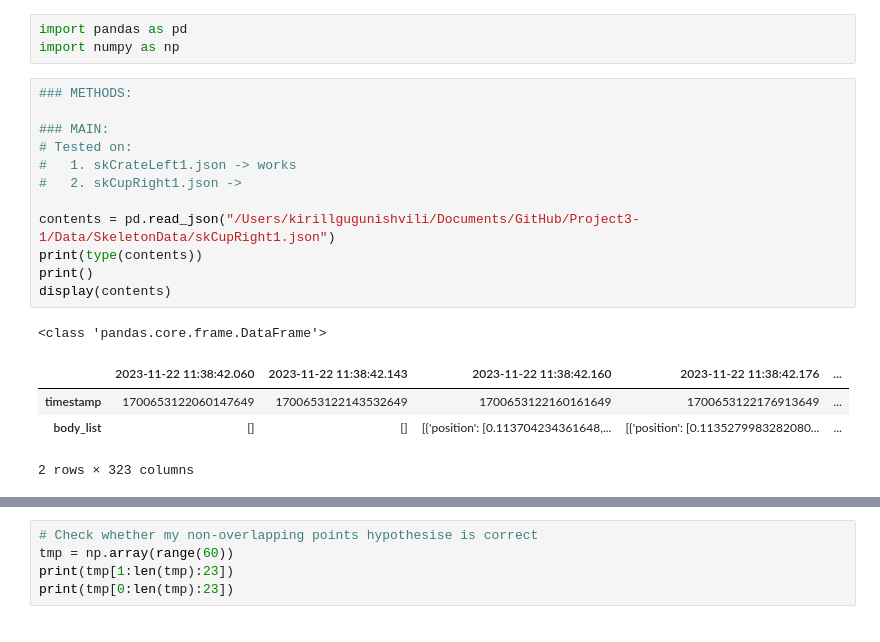
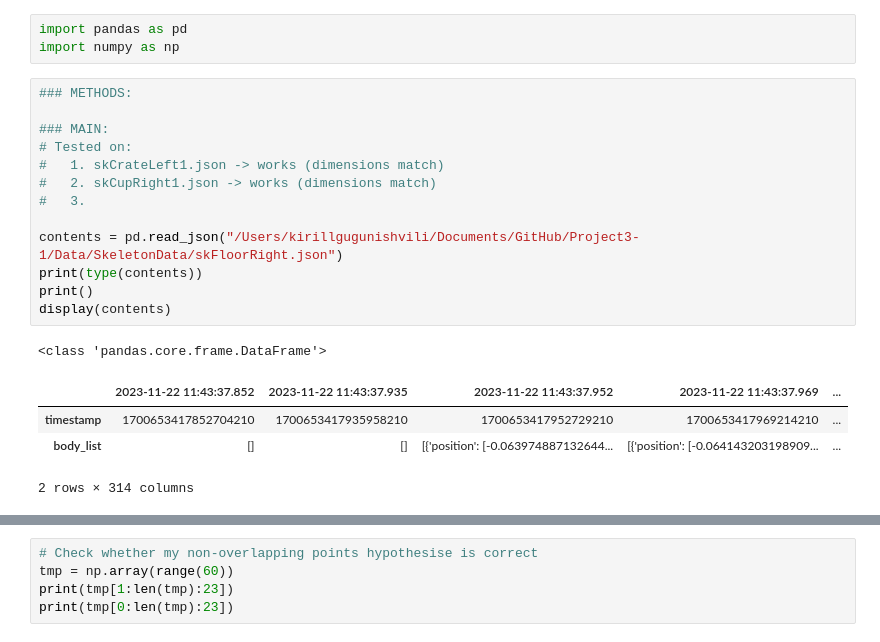
Before and after one commit to VitalijsTickovs/Project3-1, a Jupyter notebook: baselines/autoenc_basic/visual.ipynb, the cells around one changed output, grey strips where cells are left out. Cells and saved outputs as stored; diff of their text form.

```diff
--- a/baselines/autoenc_basic/visual.ipynb
+++ b/baselines/autoenc_basic/visual.ipynb
@@ -4,21 +4,22 @@ import numpy as np
 # %%
 ### METHODS:
 
 ### MAIN:
 # Tested on:
-#   1. skCrateLeft1.json -> works
-#   2. skCupRight1.json ->
+#   1. skCrateLeft1.json -> works (dimensions match)
+#   2. skCupRight1.json -> works (dimensions match)
+#   3.
 
-contents = pd.read_json("/Users/kirillgugunishvili/Documents/GitHub/Project3-1/Data/SkeletonData/skCupRight1.json")
+contents = pd.read_json("/Users/kirillgugunishvili/Documents/GitHub/Project3-1/Data/SkeletonData/skFloorRight.json")
 print(type(contents))
 print()
 display(contents)
 # %% [output]
 <class 'pandas.core.frame.DataFrame'>
-|  | 2023-11-22 11:38:42.060 | 2023-11-22 11:38:42.143 | 2023-11-22 11:38:42.160 | 2023-11-22 11:38:42.176 | ... |
-| timestamp | 1700653122060147649 | 1700653122143532649 | 1700653122160161649 | 1700653122176913649 | ... |
-| body_list | [] | [] | [{'position': [0.113704234361648,... | [{'position': [0.1135279983282080... | ... |
+|  | 2023-11-22 11:43:37.852 | 2023-11-22 11:43:37.935 | 2023-11-22 11:43:37.952 | 2023-11-22 11:43:37.969 | ... |
+| timestamp | 1700653417852704210 | 1700653417935958210 | 1700653417952729210 | 1700653417969214210 | ... |
+| body_list | [] | [] | [{'position': [-0.063974887132644... | [{'position': [-0.064143203198909... | ... |
-2 rows × 323 columns
+2 rows × 314 columns
 # %%
 # Dealing with nanosecond timestamps
 from datetime import datetime, timedelta
```
Also changed, not shown: parts of 7 cells of this notebook.
